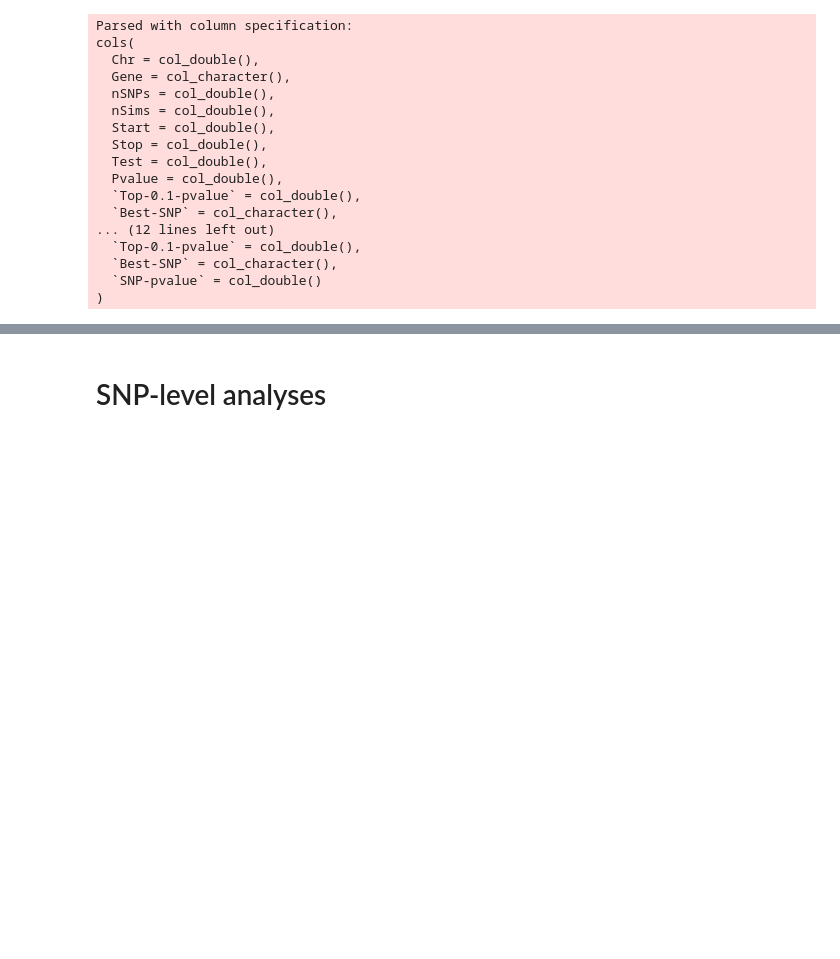
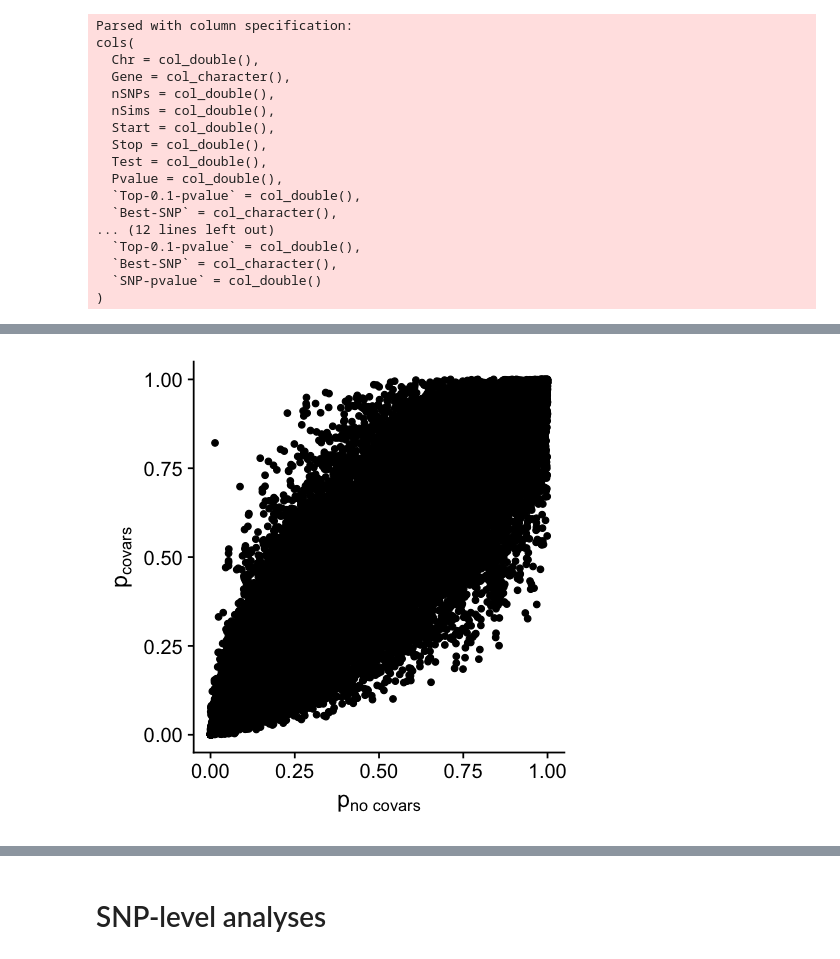
Before and after one commit to hclimente/genewa, a Jupyter notebook: results/truth/checks_on_filters.ipynb, the cells around one changed output, grey strips where cells are left out. Drawn from its saved outputs; the diff is of its cells as text; code cells hidden in the pictures; blank space fills up the shorter version.

```diff
--- a/results/truth/checks_on_filters.ipynb
+++ b/results/truth/checks_on_filters.ipynb
@@ -43,0 +59,7 @@ Conclusion: we should not LD prune our data for VEGAS-score computation.
+# %%
+vegas <- inner_join(read_tsv('scored_genes.vegas.no_covars.txt'), read_tsv('scored_genes.vegas.full.txt'),
+                    by = c('Chr','Gene','Start','Stop'), suffix = c('_no_covars', '_covars')) %>%
+    arrange(Pvalue_covars) %>%
+    mutate(., q_covars = seq(1, nrow(.))/nrow(.)) %>%
+    arrange(Pvalue_no_covars) %>%
+    mutate(., q_no_covars = seq(1, nrow(.))/nrow(.))
@@ -43,0 +84,7 @@ Conclusion: we should not LD prune our data for VEGAS-score computation.
+# %%
+options(repr.plot.width=4, repr.plot.height=4)
+ggplot(vegas, aes(Pvalue_no_covars, Pvalue_covars)) +
+    geom_point() +
+    labs(x = bquote('p' ['no covars']), y = bquote('p' ['covars']))
+# %% [output]
+[figure, added]
```
Also changed, not shown: parts of 11 cells of this notebook, 1 other file.
